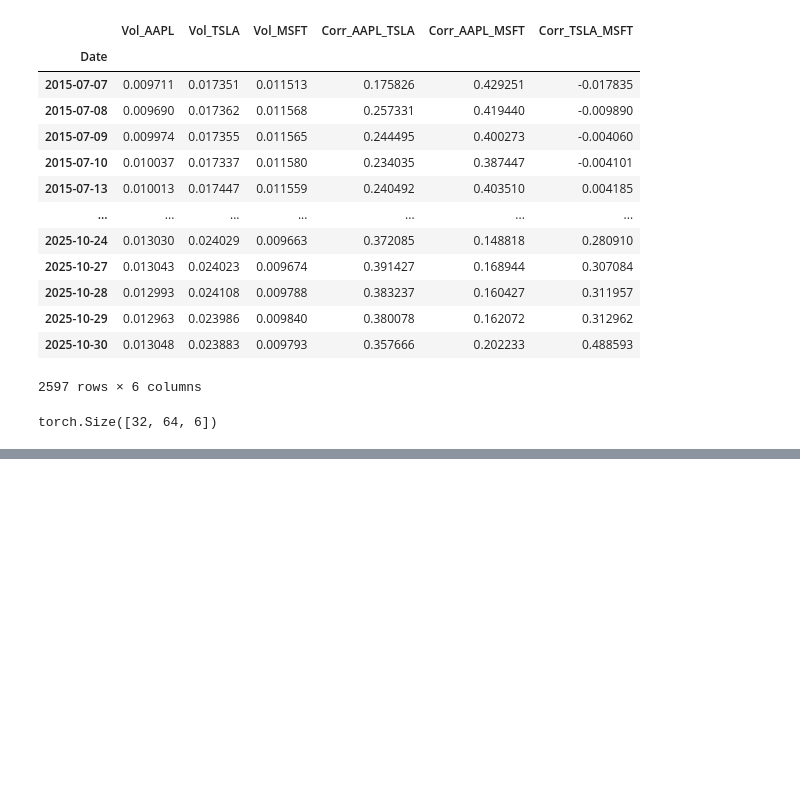
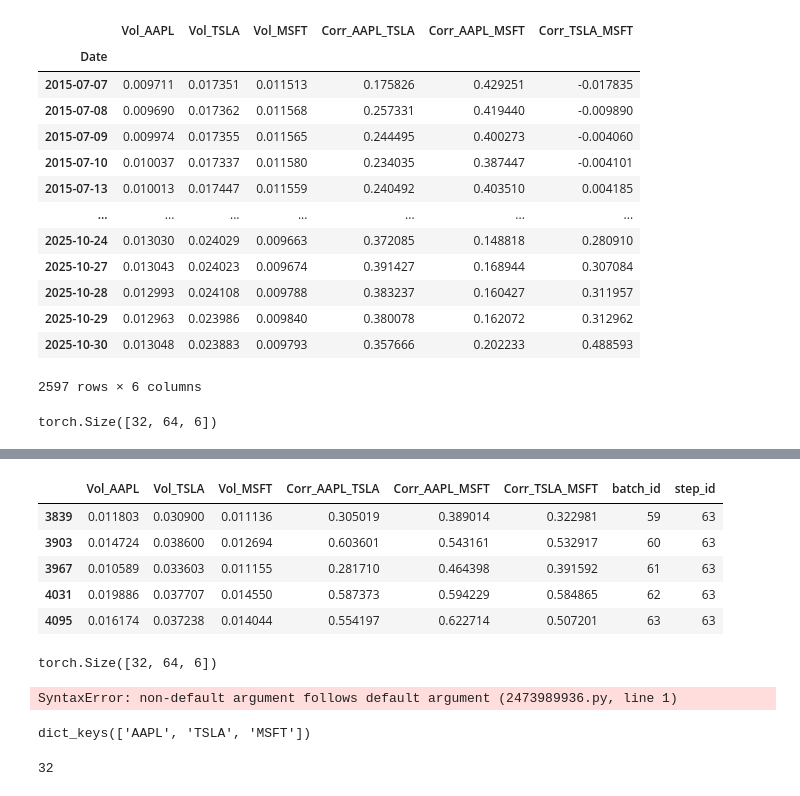
Before and after one commit to Narodomy/Time-Series-Generative-AI-for-Asset-Investment, a Jupyter notebook: notebooks/v4_playground.ipynb, the cells around one changed output, grey strips where cells are left out. Saved outputs shown, nothing was run; the diff lists cells and outputs as text; code cells hidden in the pictures; blank space fills up the shorter version.

```diff
--- a/notebooks/v4_playground.ipynb
+++ b/notebooks/v4_playground.ipynb
@@ -245,0 +308,46 @@ array([[[ 1.48809409e+00,  8.47914791e+00,  1.36761246e+01,
+# %%
+last_step_df = pred_df[pred_df['step_id'] == (l - 1)]
+last_step_df.tail()
+# %% [output]
+|  | Vol_AAPL | Vol_TSLA | Vol_MSFT | Corr_AAPL_TSLA | Corr_AAPL_MSFT | Corr_TSLA_MSFT | batch_id | step_id |
+| 3839 | 0.011803 | 0.030900 | 0.011136 | 0.305019 | 0.389014 | 0.322981 | 59 | 63 |
+| 3903 | 0.014724 | 0.038600 | 0.012694 | 0.603601 | 0.543161 | 0.532917 | 60 | 63 |
+| 3967 | 0.010589 | 0.033603 | 0.011155 | 0.281710 | 0.464398 | 0.391592 | 61 | 63 |
+| 4031 | 0.019886 | 0.037707 | 0.014550 | 0.587373 | 0.594229 | 0.584865 | 62 | 63 |
+| 4095 | 0.016174 | 0.037238 | 0.014044 | 0.554197 | 0.622714 | 0.507201 | 63 | 63 |
+# %%
+X, y = next(iter(test_dataloader))
+X.shape
+# %% [output]
+torch.Size([32, 64, 6])
+# %%
+def sim(n_sample=64, window):
+    enc_true, enc_pred = engine.simulate(n_samples=n_sample, steps_to_predict=1, test_dataloader=test_dataloader)
+
+
+    true_tensor = dm.inverse_transform(enc_true)
+    pred_tensor = dm.inverse_transform(enc_pred)
+
+    ground_truth_np = true_tensor.to(device).numpy() if torch.is_tensor(true_tensor) else true_tensor
+    pred_np = pred_tensor.to(device).numpy() if torch.is_tensor(pred_tensor) else pred_tensor
+
+    print(f"Pred Shape: pred_np.shape, Groud Truth Shape:{ground_truth_np}")
+
+def sim_to_df(_np):
+    b, l, c = _np.shape
+    col_names = dm.stats_df.columns
+
+    df = pd.DataFrame(_np.reshape(-1, c), columns=col_names)
+
+    print(f"Num of DF: {len(df)}, Shape: {df.shape}")
+    return df
+# %% [output]
+SyntaxError: non-default argument follows default argument (2473989936.py, line 1)
+# %%
+basket.assets.keys()
+# %% [output]
+dict_keys(['AAPL', 'TSLA', 'MSFT'])
+# %%
+len(X)
+# %% [output]
+32
```
Also changed, not shown: parts of 10 cells of this notebook, 3 other files.
